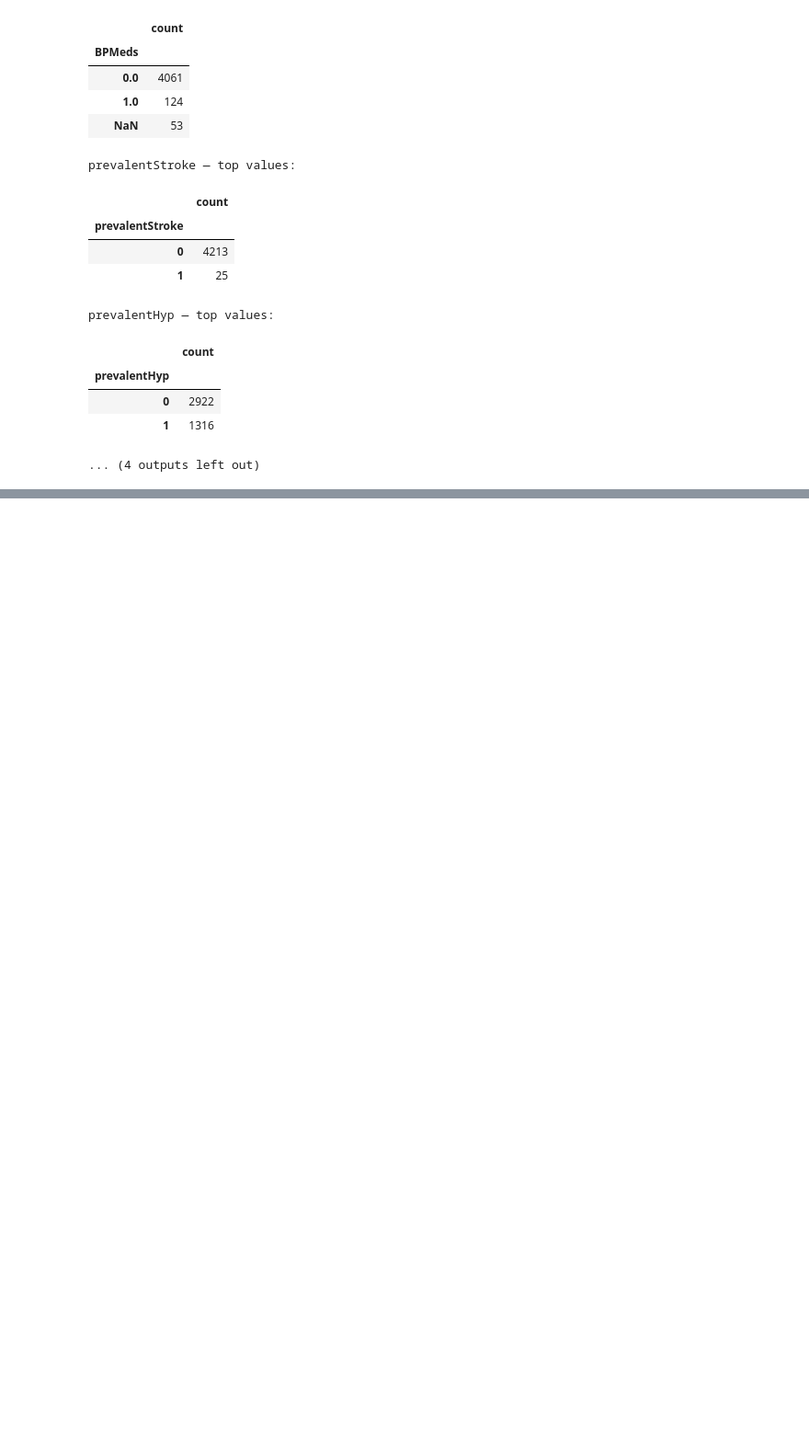
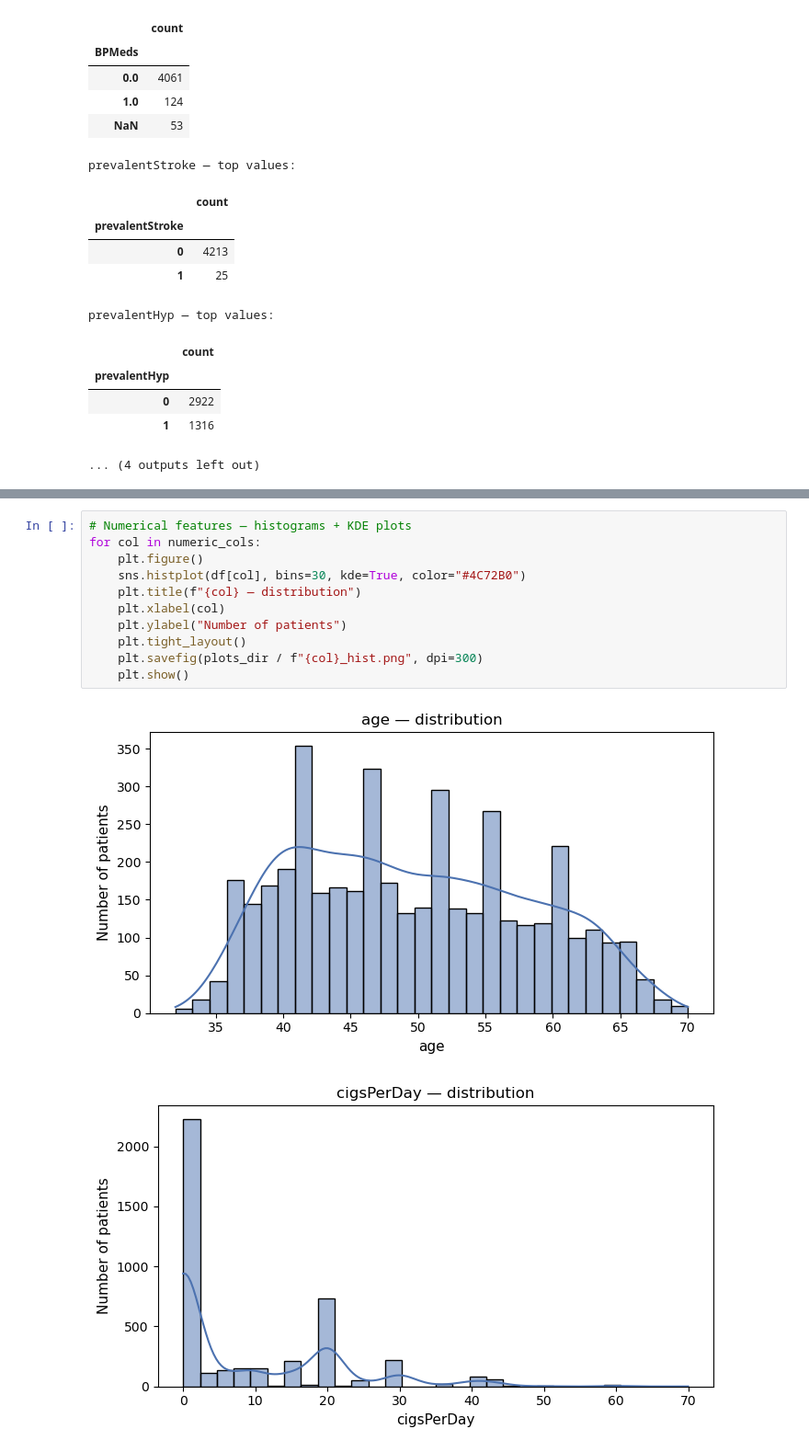
Before and after one commit to Zakariajava/heart-disease-prediction, a Jupyter notebook: notebooks/01_train_logistic_regression.ipynb, the cells around one changed output, grey strips where cells are left out. Shown at 92% size. Cells and saved outputs as stored; diff of their text form; blank space fills up the shorter version.

```diff
--- a/notebooks/01_train_logistic_regression.ipynb
+++ b/notebooks/01_train_logistic_regression.ipynb
@@ -179,0 +296,14 @@ prevalentHyp — top values:
+# %%
+# Numerical features — histograms + KDE plots
+for col in numeric_cols:
+    plt.figure()
+    sns.histplot(df[col], bins=30, kde=True, color="#4C72B0")
+    plt.title(f"{col} — distribution")
+    plt.xlabel(col)
+    plt.ylabel("Number of patients")
+    plt.tight_layout()
+    plt.savefig(plots_dir / f"{col}_hist.png", dpi=300)
+    plt.show()
+# %% [output]
+[figure, added]
+[figure, added]
```
Also changed, not shown: parts of 31 cells of this notebook, 2 other files.
